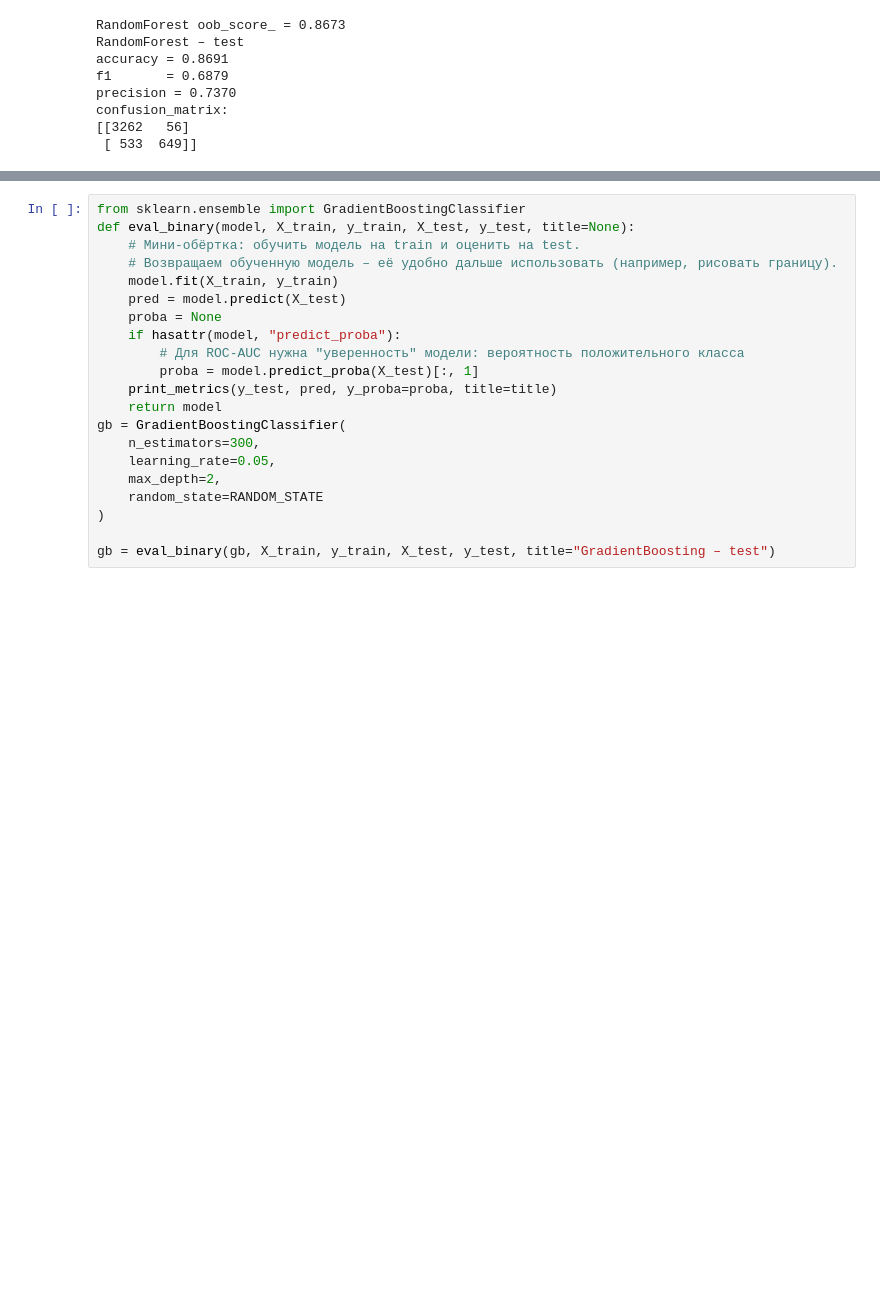
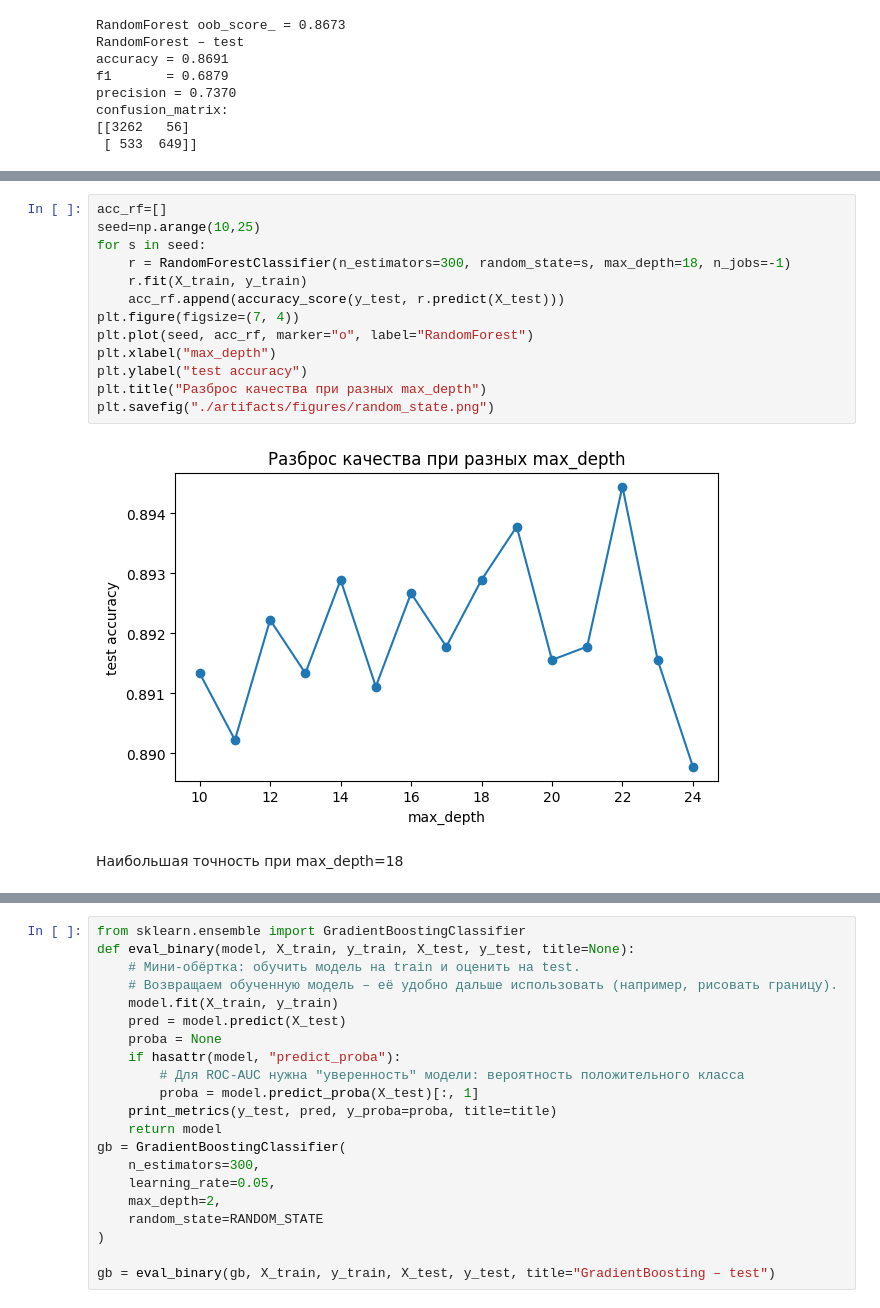
Before and after one commit to Dobriak-88/aie-group-2-work, a Jupyter notebook: homeworks/HW06/HW06.ipynb, the cells around one changed output, grey strips where cells are left out. Cells and saved outputs as stored; diff of their text form; blank space fills up the shorter version.

```diff
--- a/homeworks/HW06/HW06.ipynb
+++ b/homeworks/HW06/HW06.ipynb
@@ -241,2 +324,19 @@ plt.savefig("./artifacts/figures/max_deth.png")
 # %% [output]
 [figure]
+# %%
+acc_rf=[]
+seed=np.arange(10,25)
+for s in seed:
+    r = RandomForestClassifier(n_estimators=300, random_state=s, max_depth=18, n_jobs=-1)
+    r.fit(X_train, y_train)
+    acc_rf.append(accuracy_score(y_test, r.predict(X_test)))
+plt.figure(figsize=(7, 4))
+plt.plot(seed, acc_rf, marker="o", label="RandomForest")
+plt.xlabel("max_depth")
+plt.ylabel("test accuracy")
+plt.title("Разброс качества при разных max_depth")
+plt.savefig("./artifacts/figures/random_state.png")
+# %% [output]
+[figure, added]
+# %% [markdown]
+Наибольшая точность при max_depth=18
```
Also changed, not shown: parts of 18 cells of this notebook, 11 other files.
